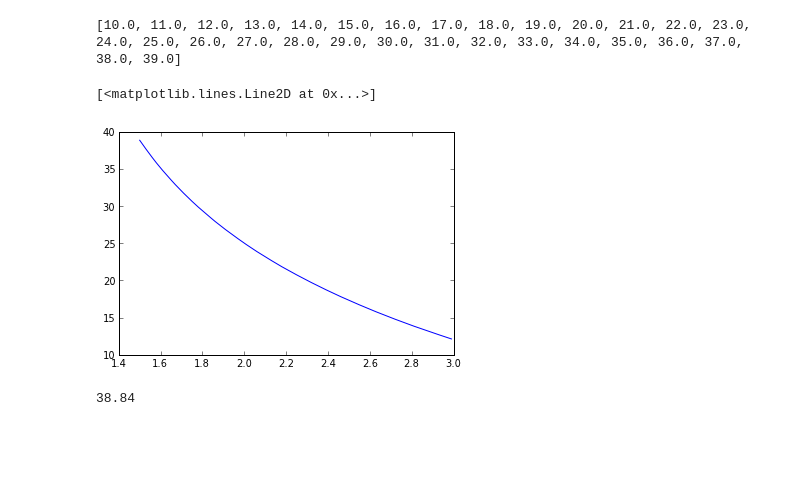
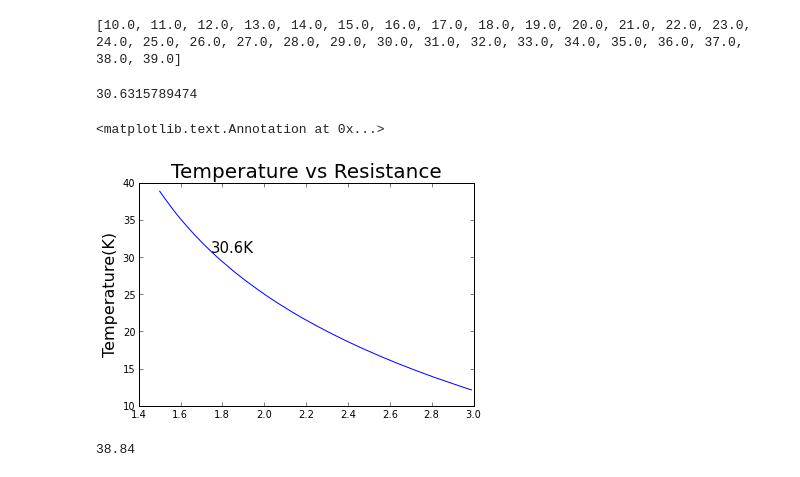
Before and after one commit to dbenton93/PHYS202-S13, a Jupyter notebook: Week4/InterpandDiffEx3.ipynb, the cells around one changed output. Saved outputs shown, nothing was run; the diff lists cells and outputs as text; code cells hidden in the pictures; blank space fills up the shorter version.

```diff
--- a/Week4/InterpandDiffEx3.ipynb
+++ b/Week4/InterpandDiffEx3.ipynb
@@ -50,17 +46,25 @@ r = [3.239,3.118,3.004,2.897,2.795,2.700,2.610,2.526,2.446,2.371,2.300,2.233,2.1
 print t
 from scipy.interpolate import interp1d
 def Temp(Resistance):
+    """Takes any value of resistance and returns the interpolated temperature"""
     t2 = interp1d(r[::-1],t[::-1])(Resistance)
     return t2
 # %% [output]
 [10.0, 11.0, 12.0, 13.0, 14.0, 15.0, 16.0, 17.0, 18.0, 19.0, 20.0, 21.0, 22.0, 23.0, 24.0, 25.0, 26.0, 27.0, 28.0, 29.0, 30.0, 31.0, 32.0, 33.0, 34.0, 35.0, 36.0, 37.0, 38.0, 39.0]
-# %%
-resist = arange(1.5,3.,.01)
-temp = Temp(resist)
-plot (resist,temp)
-# %% [output]
-[<matplotlib.lines.Line2D at 0x...>]
-[figure, removed]
+# %%
+resist = arange(1.5,3.,.01)
+temp = Temp(resist)
+print Temp(1.75)
+plot (resist,temp)
+title("Temperature vs Resistance",fontsize=20)
+ylabel('Temperature(K)',fontsize=16)
+annotate('30.6K',(1.75,30.6315789474),fontsize=15)
+
+#xlabel('Resistance(M$\Omega$') I don't know why my xlabel doesn't even like strings
+# %% [output]
+30.6315789474
+<matplotlib.text.Annotation at 0x...>
+[figure, added]
 # %%
 print Temp(1.5)
 # %% [output]
```
Also changed, not shown: parts of 21 cells of this notebook, 1 other file.
